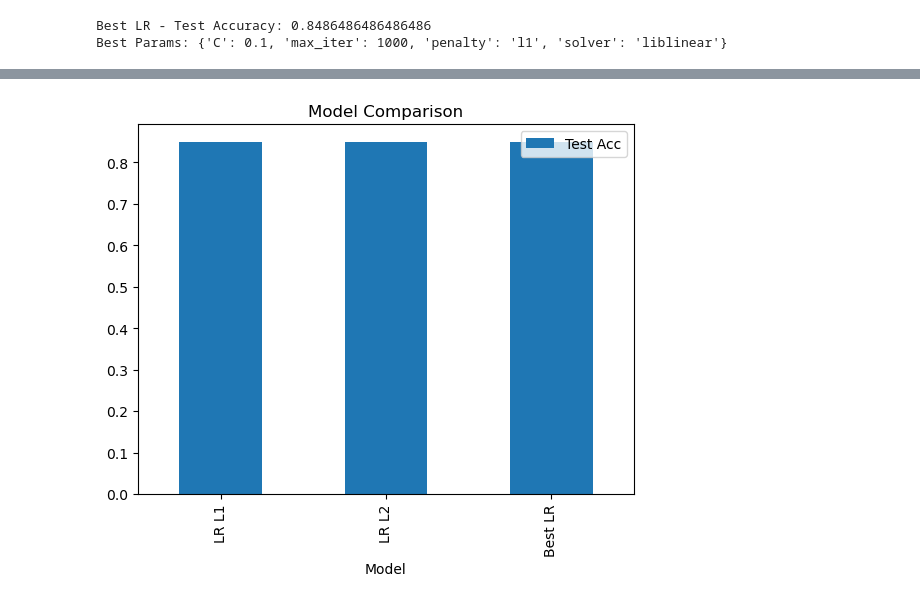
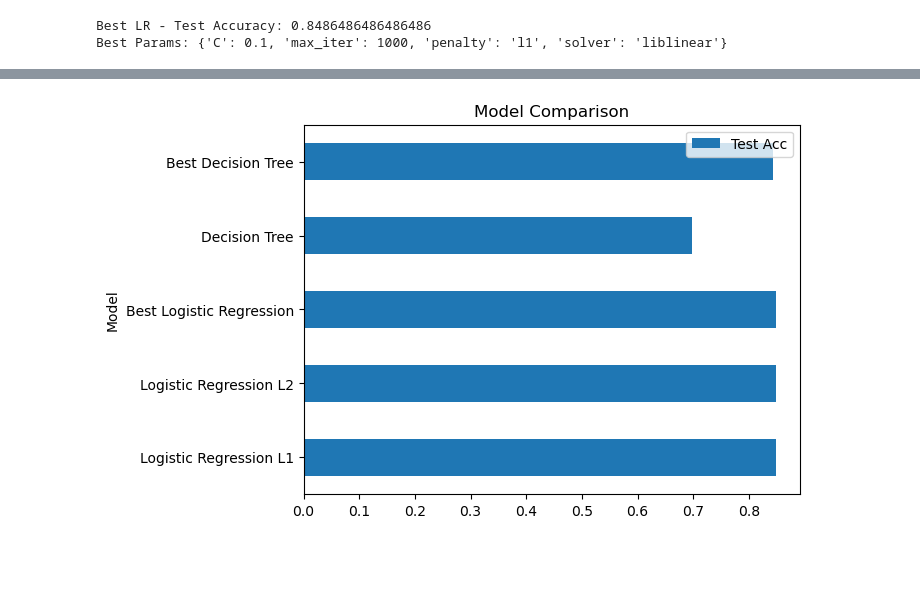
Before and after one commit to yousefmohtady1/-Predicting-Loan-Approval-using-Logistic-Regression, a Jupyter notebook: script.ipynb, the cells around one changed output, grey strips where cells are left out. Cells and saved outputs as stored; diff of their text form; code cells hidden in the pictures; blank space fills up the shorter version.

Commit message:
Update Decision Tree

```diff
--- a/script.ipynb
+++ b/script.ipynb
@@ -109,0 +161,3 @@ df.head()
+# %%
+outliers_indices = detect_outliers(df, 0, num_cols)
+len(outliers_indices)
@@ -269,0 +358,12 @@ Best Params: {'C': 0.1, 'max_iter': 1000, 'penalty': 'l1', 'solver': 'liblinear'
+# %%
+dt = DecisionTreeClassifier(random_state=42)
+dt.fit(x_train, y_train)
+y_pred_dt = dt.predict(x_test)
+
+train_acc_dt = accuracy_score(y_train, dt.predict(x_train))
+test_acc_dt = accuracy_score(y_test, dt.predict(x_test))
+auc_dt = roc_auc_score(y_test, dt.predict_proba(x_test)[:, 1])
+
+print("Decision Tree - Test Accuracy:", test_acc_dt)
+print(confusion_matrix(y_test, y_pred_dt))
+print(classification_report(y_test, y_pred_dt))
@@ -269,0 +384,20 @@ Best Params: {'C': 0.1, 'max_iter': 1000, 'penalty': 'l1', 'solver': 'liblinear'
+# %%
+params = {
+    "criterion":("gini", "entropy"),
+    "splitter":("best", "random"),
+    "max_depth":(list(range(1, 20))),
+    "min_samples_split":[2, 3, 4],
+    "min_samples_leaf":list(range(1, 20)),
+}
+
+grid_dt = GridSearchCV(DecisionTreeClassifier(random_state=42), params, scoring="accuracy", n_jobs=-1, verbose=1, cv=3)
+grid_dt.fit(x_train, y_train)
+best_dt = grid_dt.best_estimator_
+y_pred_best_dt = best_dt.predict(x_test)
+
+train_acc_best_dt = accuracy_score(y_train, best_dt.predict(x_train))
+test_acc_best_dt = accuracy_score(y_test, best_dt.predict(x_test))
+auc_best_dt = roc_auc_score(y_test, best_dt.predict_proba(x_test)[:, 1])
+
+print("Decision Tree - Test Accuracy:", test_acc_best_dt)
+print(f"Best paramters: {grid_dt.best_params_})")
@@ -272,9 +410,9 @@ Models Comparison
 # %%
 results = pd.DataFrame({
-    'Model': ['LR L1', 'LR L2', 'Best LR'],
-    'Train Acc': [train_acc_l1, train_acc_l2, train_acc_best_lr,],
-    'Test Acc': [test_acc_l1, test_acc_l2, test_acc_best_lr],
-    'AUC': [auc_l1, auc_l2, auc_best_lr]
+    'Model': ['Logistic Regression L1', 'Logistic Regression L2', 'Best Logistic Regression', 'Decision Tree', 'Best Decision Tree'],
+    'Train Acc': [train_acc_l1, train_acc_l2, train_acc_best_lr, train_acc_dt, train_acc_best_dt],
+    'Test Acc': [test_acc_l1, test_acc_l2, test_acc_best_lr, test_acc_dt, test_acc_best_dt],
+    'AUC': [auc_l1, auc_l2, auc_best_lr, auc_dt, auc_best_dt]
 })
 results
 # %% [output]
@@ -292,8 +425,8 @@ plt.show()
 # %%
-results.plot(x='Model', y='Test Acc', kind='bar')
+results.plot(x='Model', y='Test Acc', kind='barh')
 plt.title('Model Comparison')
 plt.show()
 
 results = results.round(4)
 # %% [output]
-[figure, old version]
+[figure, new version]
```
Also changed, not shown: parts of 26 cells of this notebook, 1 other file.
